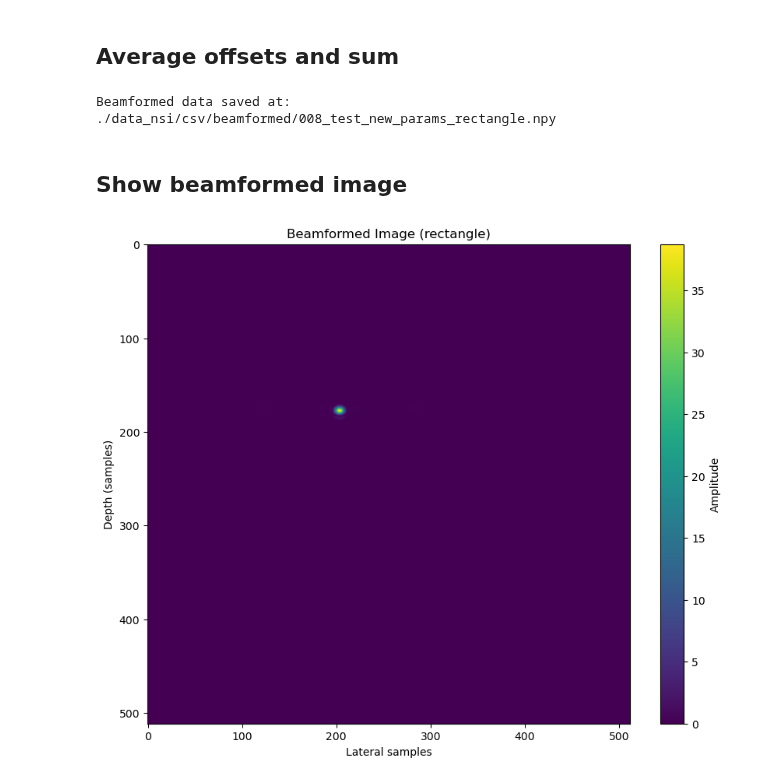
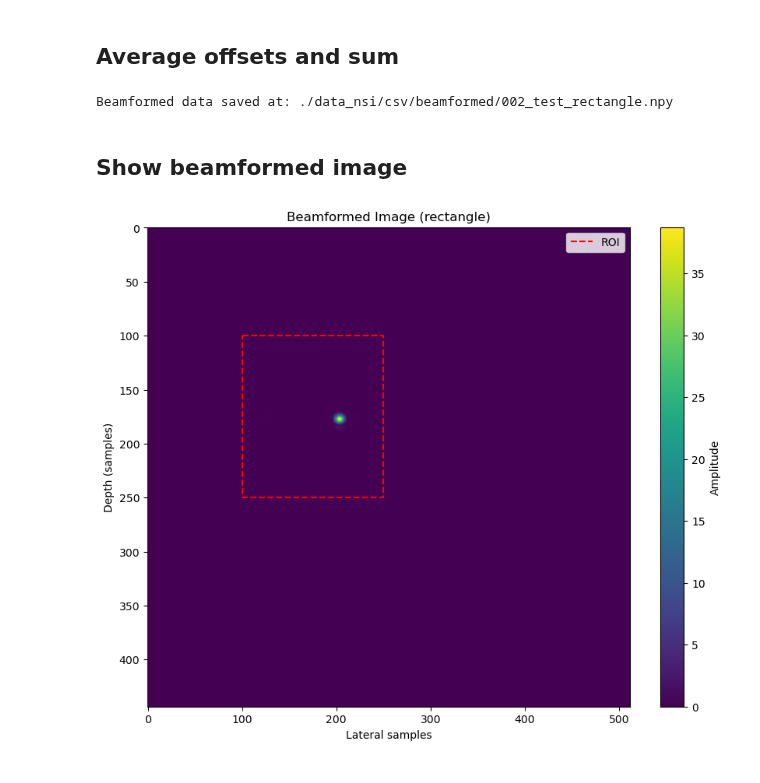
Before and after one commit to MatthieuVAUTRIN/superresolution, a Jupyter notebook: 002_post_processing_params.ipynb, the cells around one changed output. Drawn from its saved outputs; the diff is of its cells as text; code cells hidden in the pictures.

```diff
--- a/002_post_processing_params.ipynb
+++ b/002_post_processing_params.ipynb
@@ -13,11 +13,12 @@ matlab_rf_data_path = "C:/Users/Acer/Documents/UrbanLab/002_Superresolution/data
 interpolate_data = True
 
 #Beamforming settings
-run_nsi_apodization = True
+run_nsi_apodization = False
 nsi_dc_offset = 0.1
 other_apodization = "rectangle".lower()
 
-beamformed_apodized_matrix_name = "008_test_new_params"
+save_data = True
+beamformed_apodized_matrix_name = "002_test"
 # %% [markdown]
 # Imports
 # %%
@@ -404,7 +349,8 @@ if run_nsi_apodization:
             angles= params["rf"]["angles"]
         )
         bf_nsi_matrices.append(bf_apodized_matrix)
-        save_beamformed_data(bf_apodized_matrix, f"{beamformed_apodized_matrix_name}_{apo_func}", destination="./data_nsi/csv/beamformed_apodizations/")
+        if save_data:
+            save_beamformed_data(bf_apodized_matrix, f"{beamformed_apodized_matrix_name}_{apo_func}", destination="./data_nsi/csv/beamformed_apodizations/")
 
 else :
     print(f"Running {other_apodization} apodization")
@@ -427,6 +373,7 @@ else :
         not using_simulation_data,
         angles= params["rf"]["angles"]
     )
-    save_beamformed_data(bf_apodized_matrix, f"{beamformed_apodized_matrix_name}_{other_apodization}", destination="./data_nsi/csv/beamformed_apodizations/")
+    if save_data:
+        save_beamformed_data(bf_apodized_matrix, f"{beamformed_apodized_matrix_name}_{other_apodization}", destination="./data_nsi/csv/beamformed_apodizations/")
 # %% [output]
 Running rectangle apodization
@@ -478,21 +429,34 @@ else:
 # %%
 if run_nsi_apodization:
     env_nsi = (env_dc1 + env_dc2) / 2 - env_zm
-    save_beamformed_data(env_nsi, f"{beamformed_apodized_matrix_name}_env_nsi")
+    if save_data:
+        save_beamformed_data(env_nsi, f"{beamformed_apodized_matrix_name}_env_nsi")
 else:
-    save_beamformed_data(bf_matrix_apo, f"{beamformed_apodized_matrix_name}_{other_apodization}")
+    if save_data:
+        save_beamformed_data(bf_matrix_apo, f"{beamformed_apodized_matrix_name}_{other_apodization}")
 # %% [output]
-Beamformed data saved at: ./data_nsi/csv/beamformed/008_test_new_params_rectangle.npy
+Beamformed data saved at: ./data_nsi/csv/beamformed/002_test_rectangle.npy
 # %% [markdown]
 ## Show beamformed image
 # %%
 plt.figure(figsize=(10, 8))
 plt.imshow(np.abs(env_nsi if run_nsi_apodization else bf_matrix_apo), cmap='viridis', aspect='auto')
 plt.title(f"Beamformed Image ({'env_nsi' if run_nsi_apodization else other_apodization})")
 plt.xlabel("Lateral samples")
 plt.ylabel("Depth (samples)")
+
+#box around the xo, zo, nx, nz
+x0 = params["image"]["x0"]
+z0 = params["image"]["z0"]
+nx = params["image"]["nx"]
+nz = params["image"]["nz"]
+plt.plot([x0, x0+nx, x0+nx, x0, x0], [z0, z0, z0+nz, z0+nz, z0], 'r--', label='ROI')
+
 plt.colorbar(label="Amplitude")
-plt.savefig(f"./data_nsi/images/{beamformed_apodized_matrix_name}_{"env_nsi" if run_nsi_apodization else other_apodization}.png")
+plt.legend()
+
+if save_data:
+    plt.savefig(f"./data_nsi/images/{beamformed_apodized_matrix_name}_{"env_nsi" if run_nsi_apodization else other_apodization}.png")
 plt.show()
 # %% [output]
-[figure, old version]
+[figure, new version]
```
Also changed, not shown: parts of 6 cells of this notebook, 4 other files.
